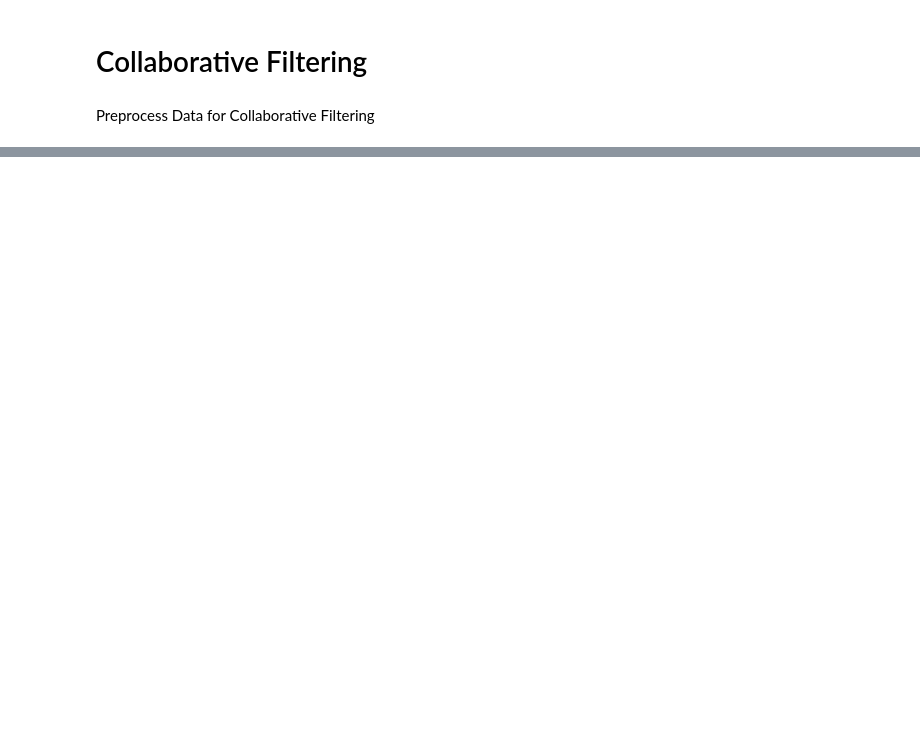
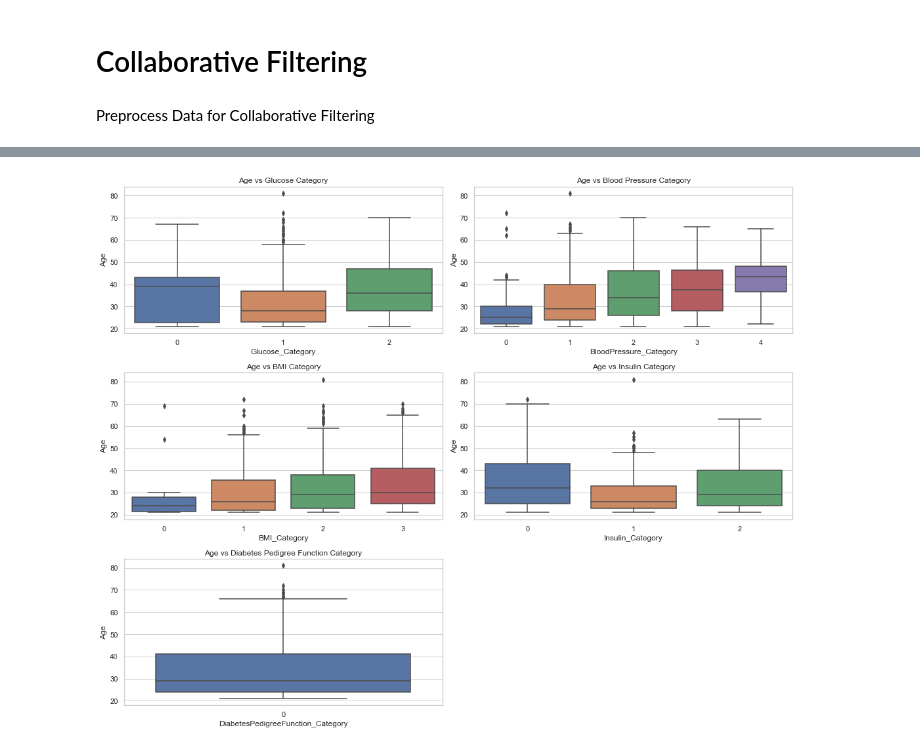
Before and after one commit to maxgorriaran/Tailored-Treatment-Advisor, a Jupyter notebook: ProjectCS310.ipynb, the cells around one changed output, grey strips where cells are left out. Cells and saved outputs as stored; diff of their text form; code cells hidden in the pictures; blank space fills up the shorter version.

```diff
--- a/ProjectCS310.ipynb
+++ b/ProjectCS310.ipynb
@@ -1607,0 +1919,37 @@ Outcomes of Nearest Neighbors: [1 0 1 0 0]
+# %%
+# Example DataFrame (assuming your data is stored in df)
+
+# Set the style for better aesthetics
+sns.set(style="whitegrid")
+
+# Plot the categorical features against Age
+fig, axes = plt.subplots(3, 2, figsize=(15, 12))  # 3 rows, 2 columns of plots
+
+# Glucose_Category vs Age
+sns.boxplot(ax=axes[0, 0], x='Glucose_Category', y='Age', data=filtered_data)
+axes[0, 0].set_title('Age vs Glucose Category')
+
+# BloodPressure_Category vs Age
+sns.boxplot(ax=axes[0, 1], x='BloodPressure_Category', y='Age', data=filtered_data)
+axes[0, 1].set_title('Age vs Blood Pressure Category')
+
+# BMI_Category vs Age
+sns.boxplot(ax=axes[1, 0], x='BMI_Category', y='Age', data=filtered_data)
+axes[1, 0].set_title('Age vs BMI Category')
+
+# Insulin_Category vs Age
+sns.boxplot(ax=axes[1, 1], x='Insulin_Category', y='Age', data=filtered_data)
+axes[1, 1].set_title('Age vs Insulin Category')
+
+# DiabetesPedigreeFunction_Category vs Age
+sns.boxplot(ax=axes[2, 0], x='DiabetesPedigreeFunction_Category', y='Age', data=filtered_data)
+axes[2, 0].set_title('Age vs Diabetes Pedigree Function Category')
+
+# Remove the empty subplot
+fig.delaxes(axes[2, 1])
+
+# Adjust spacing
+plt.tight_layout()
+plt.show()
+# %% [output]
+[figure, added]
```
Also changed, not shown: parts of 69 cells of this notebook.
